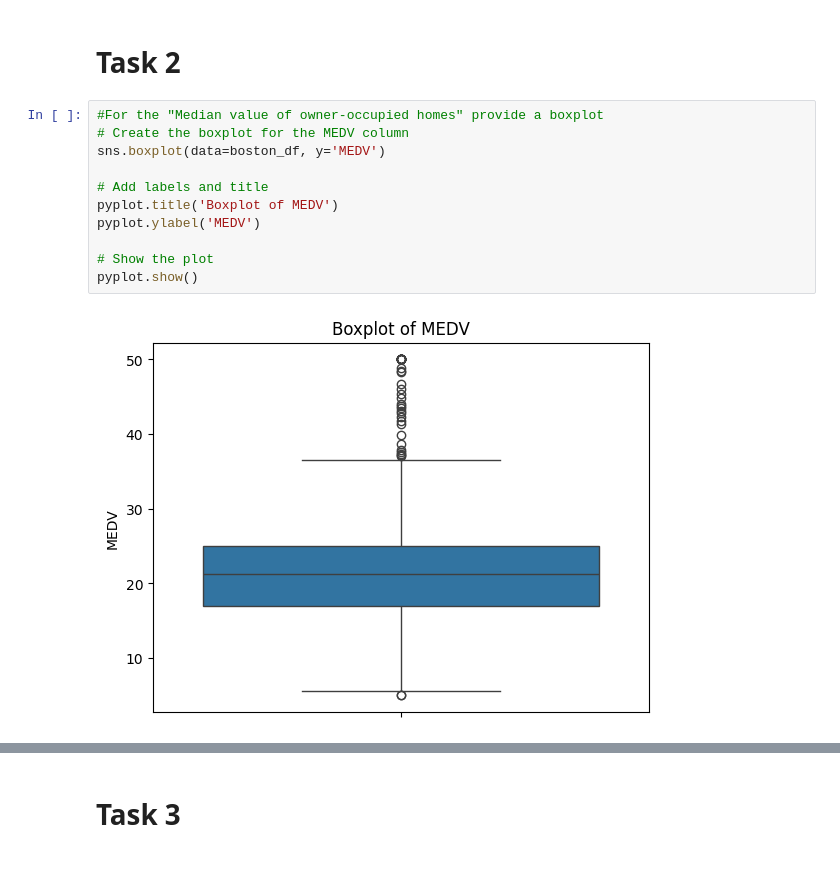
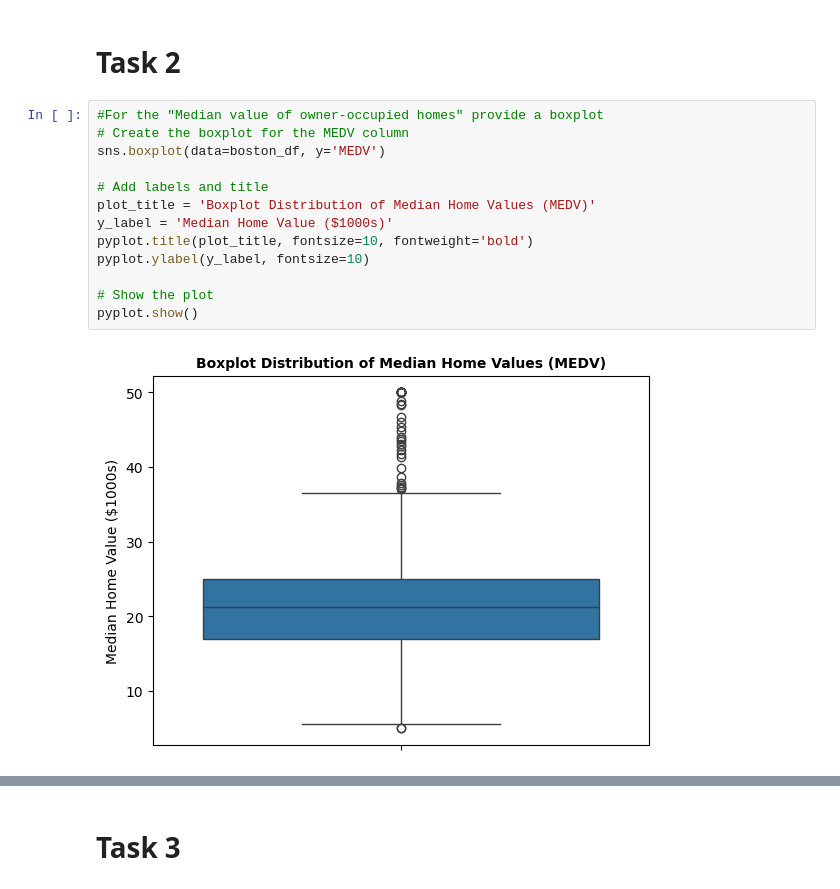
Before and after one commit to java4devgmail/coursera, a Jupyter notebook: Optional_Peer_Graded_Assignment.jupyterlite.ipynb, the cells around one changed output, grey strips where cells are left out. Cells and saved outputs as stored; diff of their text form.

```diff
--- a/Optional_Peer_Graded_Assignment.jupyterlite.ipynb
+++ b/Optional_Peer_Graded_Assignment.jupyterlite.ipynb
@@ -45,13 +45,15 @@ boston_df.head()
 # %%
 #For the "Median value of owner-occupied homes" provide a boxplot
 # Create the boxplot for the MEDV column
 sns.boxplot(data=boston_df, y='MEDV')
 
 # Add labels and title
-pyplot.title('Boxplot of MEDV')
-pyplot.ylabel('MEDV')
+plot_title = 'Boxplot Distribution of Median Home Values (MEDV)'
+y_label = 'Median Home Value ($1000s)'
+pyplot.title(plot_title, fontsize=10, fontweight='bold')
+pyplot.ylabel(y_label, fontsize=10)
 
 # Show the plot
 pyplot.show()
 # %% [output]
-[figure, old version]
+[figure, new version]
```
Also changed, not shown: parts of 20 cells of this notebook.
